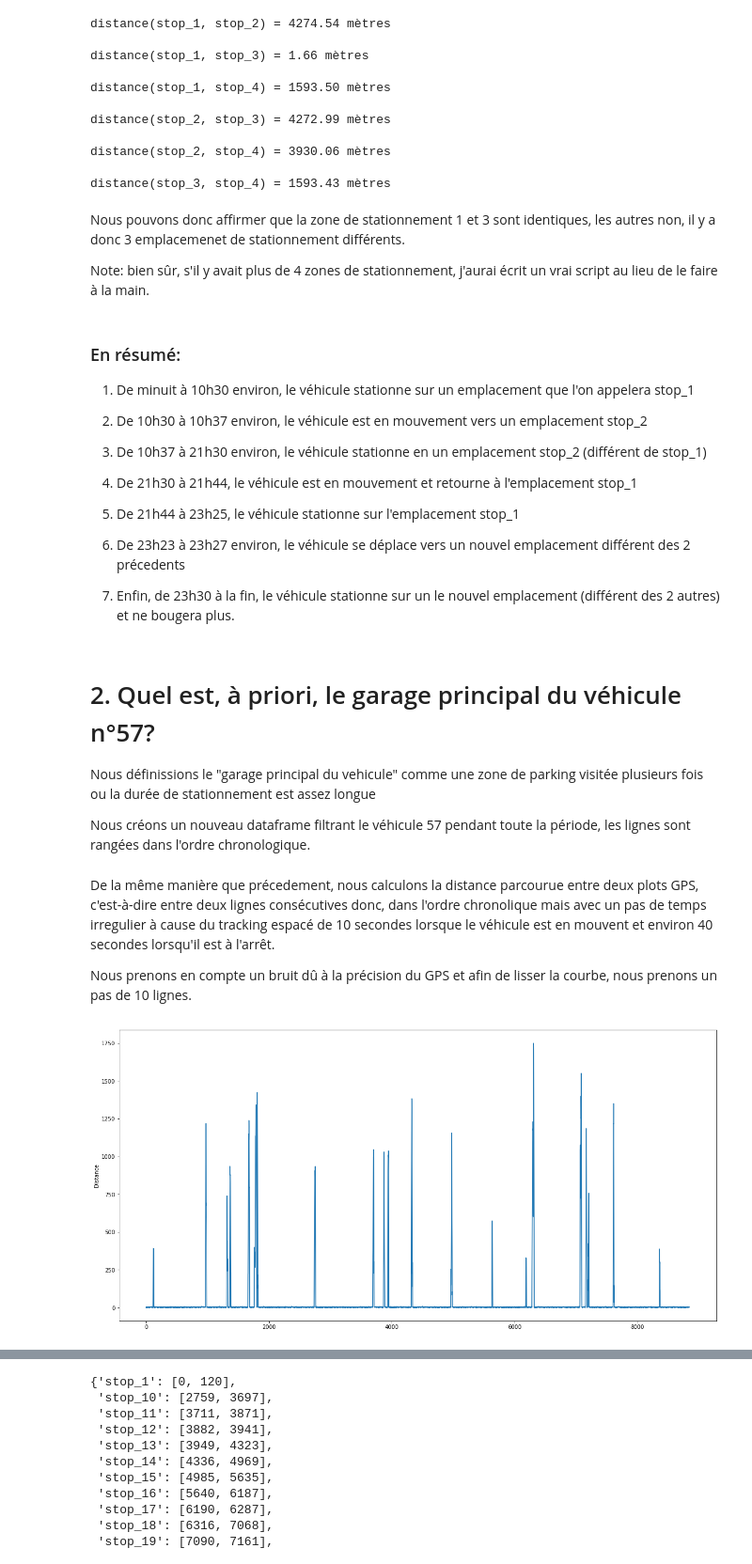
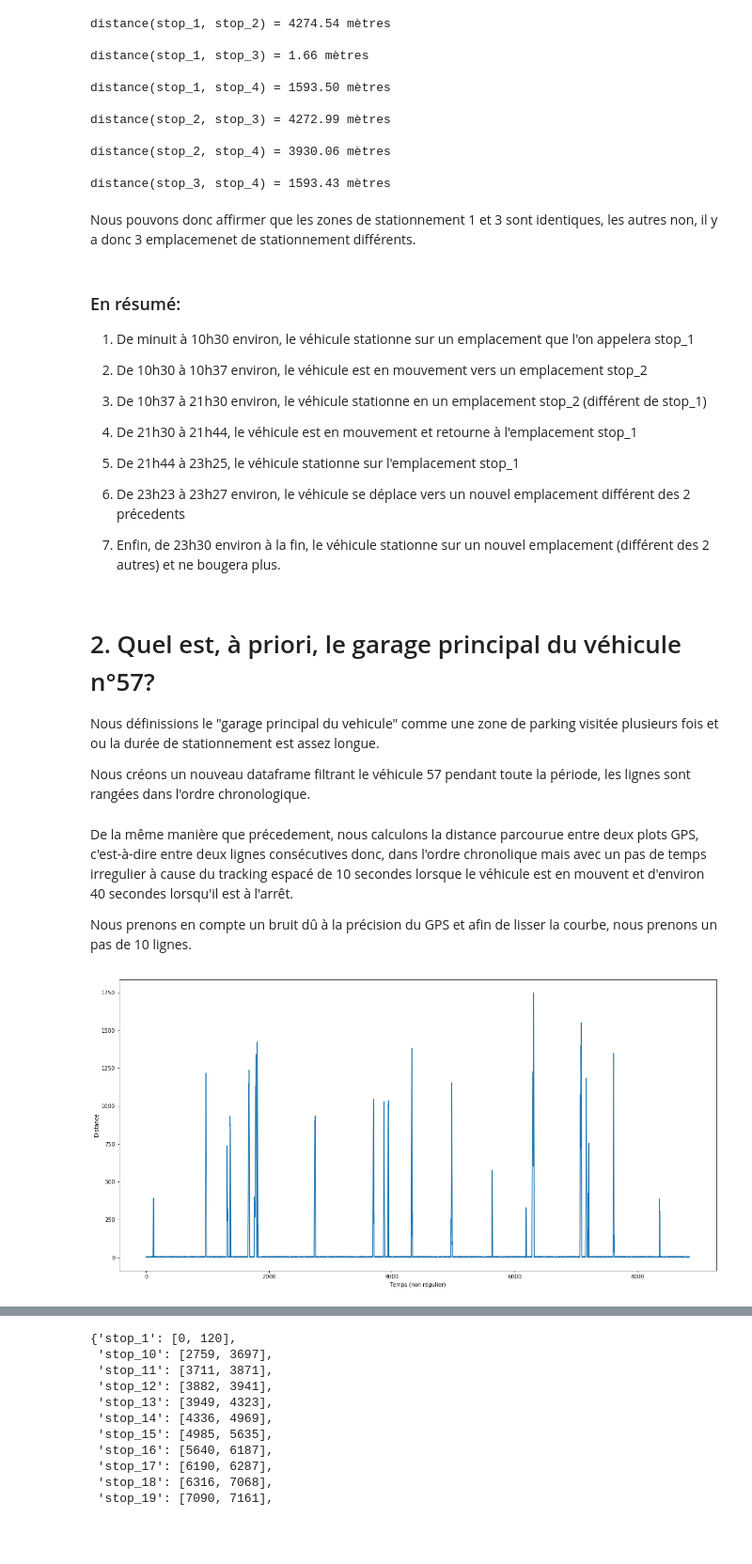
Before and after one commit to jeremycombe/technical_test, a Jupyter notebook: technical test.ipynb, the cells around one changed output, grey strips where cells are left out. Shown: that part at 94% size. Cells and saved outputs as stored; diff of their text form; code cells hidden in the pictures; blank space fills up the shorter version.

Commit message:
comment

```diff
--- a/technical test.ipynb
+++ b/technical test.ipynb
@@ -382,9 +397,7 @@ distance(stop_2, stop_4) = 3930.06 mètres
 
 distance(stop_3, stop_4) = 1593.43 mètres
 # %% [markdown]
-Nous pouvons donc affirmer que la zone de stationnement 1 et 3 sont identiques, les autres non, il y a donc 3 emplacemenet de stationnement différents.
-
-Note: bien sûr, s'il y avait plus de 4 zones de stationnement, j'aurai écrit un vrai script au lieu de le faire à la main.
+Nous pouvons donc affirmer que les zones de stationnement 1 et 3 sont identiques, les autres non, il y a donc 3 emplacemenet de stationnement différents.
 # %% [markdown]
 ### En résumé:
 
@@ -400,11 +413,11 @@ Note: bien sûr, s'il y avait plus de 4 zones de stationnement, j'aurai écrit u
 
 6. De 23h23 à 23h27 environ, le véhicule se déplace vers un nouvel emplacement différent des 2 précedents
 
-7. Enfin, de 23h30 à la fin, le véhicule stationne sur un le nouvel emplacement (différent des 2 autres) et ne bougera plus.
+7. Enfin, de 23h30 environ à la fin, le véhicule stationne sur un nouvel emplacement (différent des 2 autres) et ne bougera plus.
 # %% [markdown]
 # 2.       Quel est, à priori, le garage principal du véhicule n°57?
 
-Nous définissions le "garage principal du vehicule" comme une zone de parking visitée plusieurs fois ou la durée de stationnement est assez longue
+Nous définissions le "garage principal du vehicule" comme une zone de parking visitée plusieurs fois et ou la durée de stationnement est assez longue.
 
 Nous créons un nouveau dataframe filtrant le véhicule 57 pendant toute la période, les lignes sont rangées dans l'ordre chronologique.
 # %%
@@ -413,28 +426,28 @@ df_57 = merged_df[merged_df['id'] == 57]
 df_57.sort_values(by = 'ts', inplace = True)
 df_57.reset_index(inplace = True, drop = True)
 # %% [markdown]
-De la même manière que précedement, nous calculons la distance parcourue entre deux plots GPS, c'est-à-dire entre deux lignes consécutives donc, dans l'ordre chronolique mais avec un pas de temps irregulier à cause du tracking espacé de 10 secondes lorsque le véhicule est en mouvent et environ 40 secondes lorsqu'il est à l'arrêt.
+De la même manière que précedement, nous calculons la distance parcourue entre deux plots GPS, c'est-à-dire entre deux lignes consécutives donc, dans l'ordre chronolique mais avec un pas de temps irregulier à cause du tracking espacé de 10 secondes lorsque le véhicule est en mouvent et d'environ 40 secondes lorsqu'il est à l'arrêt.
 
 Nous prenons en compte un bruit dû à la précision du GPS et afin de lisser la courbe, nous prenons un pas de 10 lignes.
 # %%
+# Calcul de la distance séparant 2 plots GPS (séparés de 10 lignes)
+
 dist_array_57 = []
 
 for row in range(df_57.shape[0] - 10):
-
-
 
     dist = distance([df_57['lat'][row+10], df_57['long'][row+10]],
                     [df_57['lat'][row], df_57['long'][row]])
     dist_array_57.append(dist)
 
 
-
 plt.figure(figsize = (20,10))
 plt.plot(dist_array_57)
 plt.ylabel('Distance')
+plt.xlabel('Temps (non régulier)')
 plt.show();
 # %% [output]
-[figure, old version]
+[figure, new version]
 # %% [markdown]
 Nous pouvons voir à l'oeil qu'il y a environ 21 arrêts plus ou moins long sur le graph.
 
```
Also changed, not shown: parts of 64 cells of this notebook, 1 other file.
